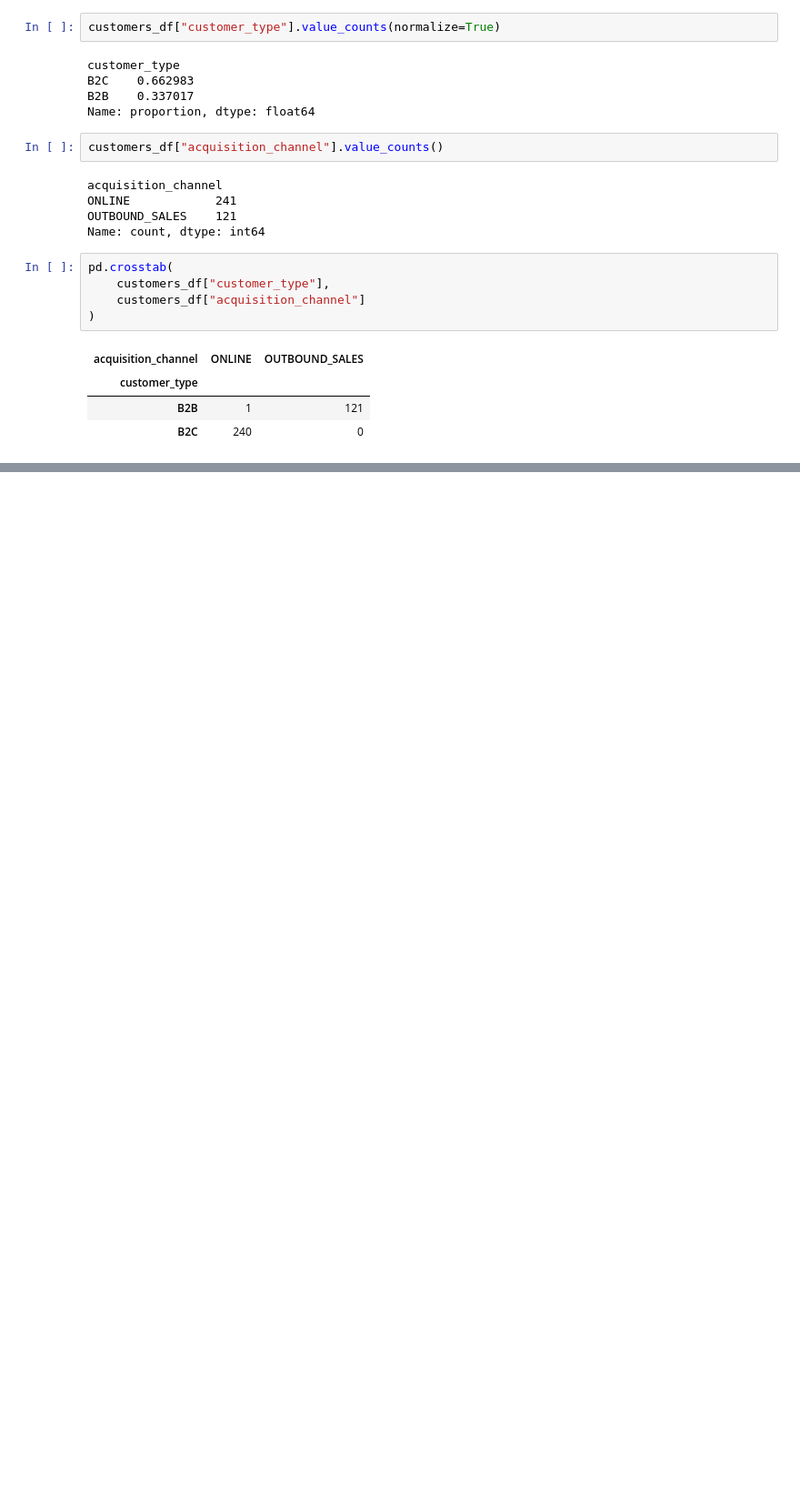
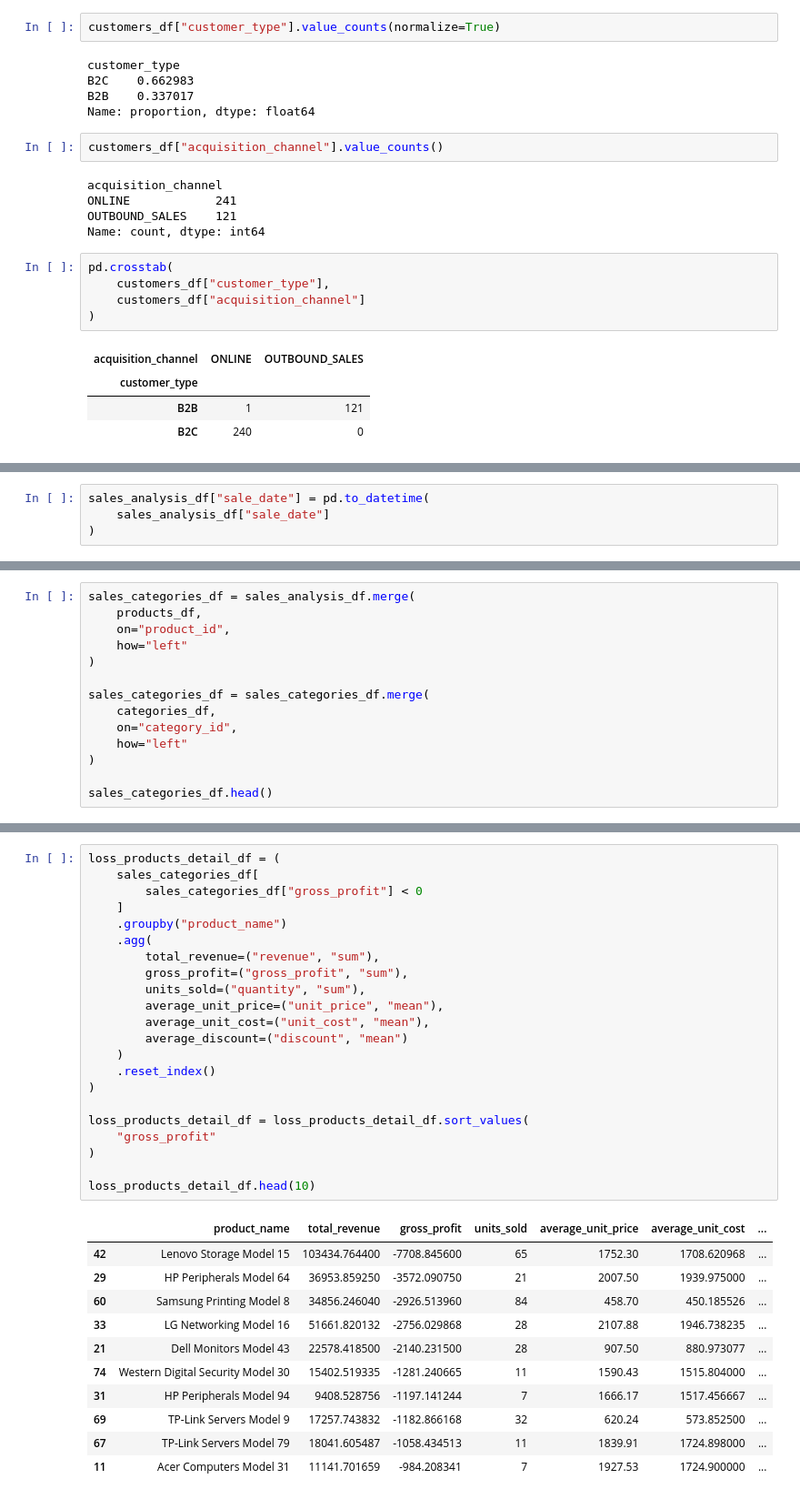
Before and after one commit to alejandromtdata/complex-solutions-business-analytics, a Jupyter notebook: notebooks/01_data_exploration.ipynb, the cells around one changed output, grey strips where cells are left out. Shown at 91% size. Cells and saved outputs as stored; diff of their text form; blank space fills up the shorter version.

```diff
--- a/notebooks/01_data_exploration.ipynb
+++ b/notebooks/01_data_exploration.ipynb
@@ -194,0 +337,4 @@ pd.crosstab(
+# %%
+sales_analysis_df["sale_date"] = pd.to_datetime(
+    sales_analysis_df["sale_date"]
+)
@@ -194,0 +484,14 @@ pd.crosstab(
+# %%
+sales_categories_df = sales_analysis_df.merge(
+    products_df,
+    on="product_id",
+    how="left"
+)
+
+sales_categories_df = sales_categories_df.merge(
+    categories_df,
+    on="category_id",
+    how="left"
+)
+
+sales_categories_df.head()
@@ -194,0 +821,34 @@ pd.crosstab(
+# %%
+loss_products_detail_df = (
+    sales_categories_df[
+        sales_categories_df["gross_profit"] < 0
+    ]
+    .groupby("product_name")
+    .agg(
+        total_revenue=("revenue", "sum"),
+        gross_profit=("gross_profit", "sum"),
+        units_sold=("quantity", "sum"),
+        average_unit_price=("unit_price", "mean"),
+        average_unit_cost=("unit_cost", "mean"),
+        average_discount=("discount", "mean")
+    )
+    .reset_index()
+)
+
+loss_products_detail_df = loss_products_detail_df.sort_values(
+    "gross_profit"
+)
+
+loss_products_detail_df.head(10)
+# %% [output]
+|  | product_name | total_revenue | gross_profit | units_sold | average_unit_price | average_unit_cost | ... |
+| 42 | Lenovo Storage Model 15 | 103434.764400 | -7708.845600 | 65 | 1752.30 | 1708.620968 | ... |
+| 29 | HP Peripherals Model 64 | 36953.859250 | -3572.090750 | 21 | 2007.50 | 1939.975000 | ... |
+| 60 | Samsung Printing Model 8 | 34856.246040 | -2926.513960 | 84 | 458.70 | 450.185526 | ... |
+| 33 | LG Networking Model 16 | 51661.820132 | -2756.029868 | 28 | 2107.88 | 1946.738235 | ... |
+| 21 | Dell Monitors Model 43 | 22578.418500 | -2140.231500 | 28 | 907.50 | 880.973077 | ... |
+| 74 | Western Digital Security Model 30 | 15402.519335 | -1281.240665 | 11 | 1590.43 | 1515.804000 | ... |
+| 31 | HP Peripherals Model 94 | 9408.528756 | -1197.141244 | 7 | 1666.17 | 1517.456667 | ... |
+| 69 | TP-Link Servers Model 9 | 17257.743832 | -1182.866168 | 32 | 620.24 | 573.852500 | ... |
+| 67 | TP-Link Servers Model 79 | 18041.605487 | -1058.434513 | 11 | 1839.91 | 1724.898000 | ... |
+| 11 | Acer Computers Model 31 | 11141.701659 | -984.208341 | 7 | 1927.53 | 1724.900000 | ... |
```
Also changed, not shown: parts of 73 cells of this notebook.
